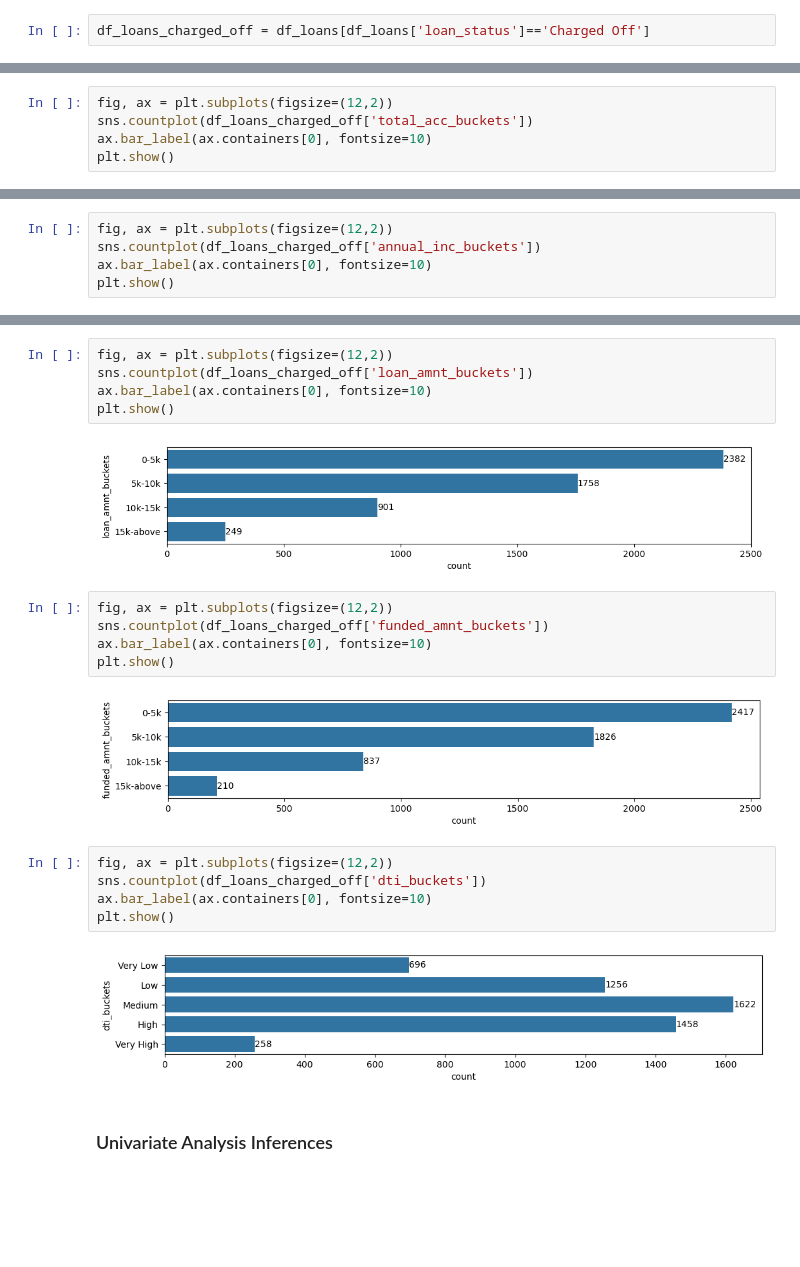
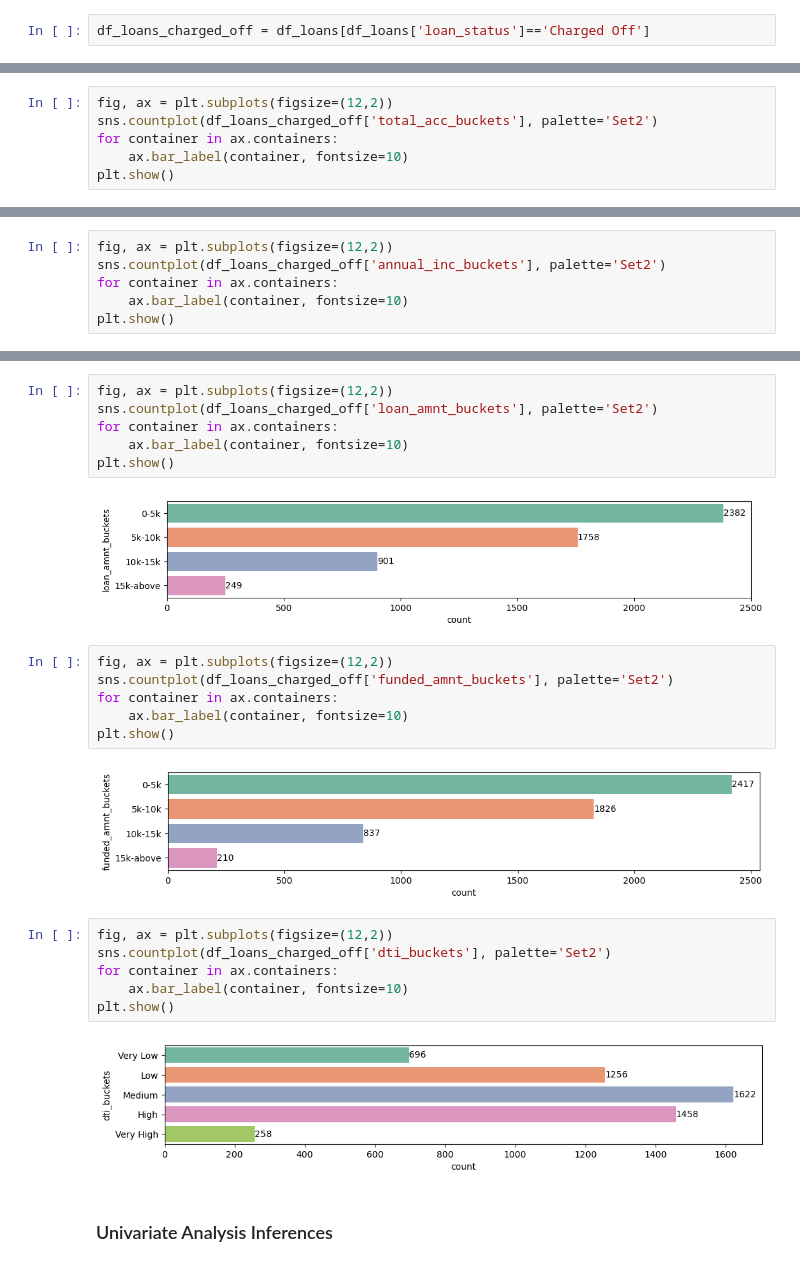
Before and after one commit to mkviswanadh/LendingClubCaseStudy, a Jupyter notebook: Lending_Club_Case_Study.ipynb, the cells around one changed output, grey strips where cells are left out. Drawn from its saved outputs; the diff is of its cells as text; blank space fills up the shorter version.

```diff
--- a/Lending_Club_Case_Study.ipynb
+++ b/Lending_Club_Case_Study.ipynb
@@ -564,6 +575,7 @@ plt.show()
 # %%
 fig, ax = plt.subplots(figsize=(12,2))
-sns.countplot(df_loans_charged_off['total_acc_buckets'])
-ax.bar_label(ax.containers[0], fontsize=10)
+sns.countplot(df_loans_charged_off['total_acc_buckets'], palette='Set2')
+for container in ax.containers:
+    ax.bar_label(container, fontsize=10)
 plt.show()
 # %% [output]
@@ -571,6 +583,7 @@ plt.show()
 # %%
 fig, ax = plt.subplots(figsize=(12,2))
-sns.countplot(df_loans_charged_off['annual_inc_buckets'])
-ax.bar_label(ax.containers[0], fontsize=10)
+sns.countplot(df_loans_charged_off['annual_inc_buckets'], palette='Set2')
+for container in ax.containers:
+    ax.bar_label(container, fontsize=10)
 plt.show()
 # %% [output]
@@ -578,24 +591,27 @@ plt.show()
 # %%
 fig, ax = plt.subplots(figsize=(12,2))
-sns.countplot(df_loans_charged_off['loan_amnt_buckets'])
-ax.bar_label(ax.containers[0], fontsize=10)
+sns.countplot(df_loans_charged_off['loan_amnt_buckets'], palette='Set2')
+for container in ax.containers:
+    ax.bar_label(container, fontsize=10)
 plt.show()
 # %% [output]
-[figure, old version]
+[figure, new version]
 # %%
 fig, ax = plt.subplots(figsize=(12,2))
-sns.countplot(df_loans_charged_off['funded_amnt_buckets'])
-ax.bar_label(ax.containers[0], fontsize=10)
+sns.countplot(df_loans_charged_off['funded_amnt_buckets'], palette='Set2')
+for container in ax.containers:
+    ax.bar_label(container, fontsize=10)
 plt.show()
 # %% [output]
-[figure, old version]
+[figure, new version]
 # %%
 fig, ax = plt.subplots(figsize=(12,2))
-sns.countplot(df_loans_charged_off['dti_buckets'])
-ax.bar_label(ax.containers[0], fontsize=10)
+sns.countplot(df_loans_charged_off['dti_buckets'], palette='Set2')
+for container in ax.containers:
+    ax.bar_label(container, fontsize=10)
 plt.show()
 # %% [output]
-[figure, old version]
+[figure, new version]
 # %% [markdown]
 ### Univariate Analysis Inferences
 # %% [markdown]
```
Also changed, not shown: parts of 14 cells of this notebook.
